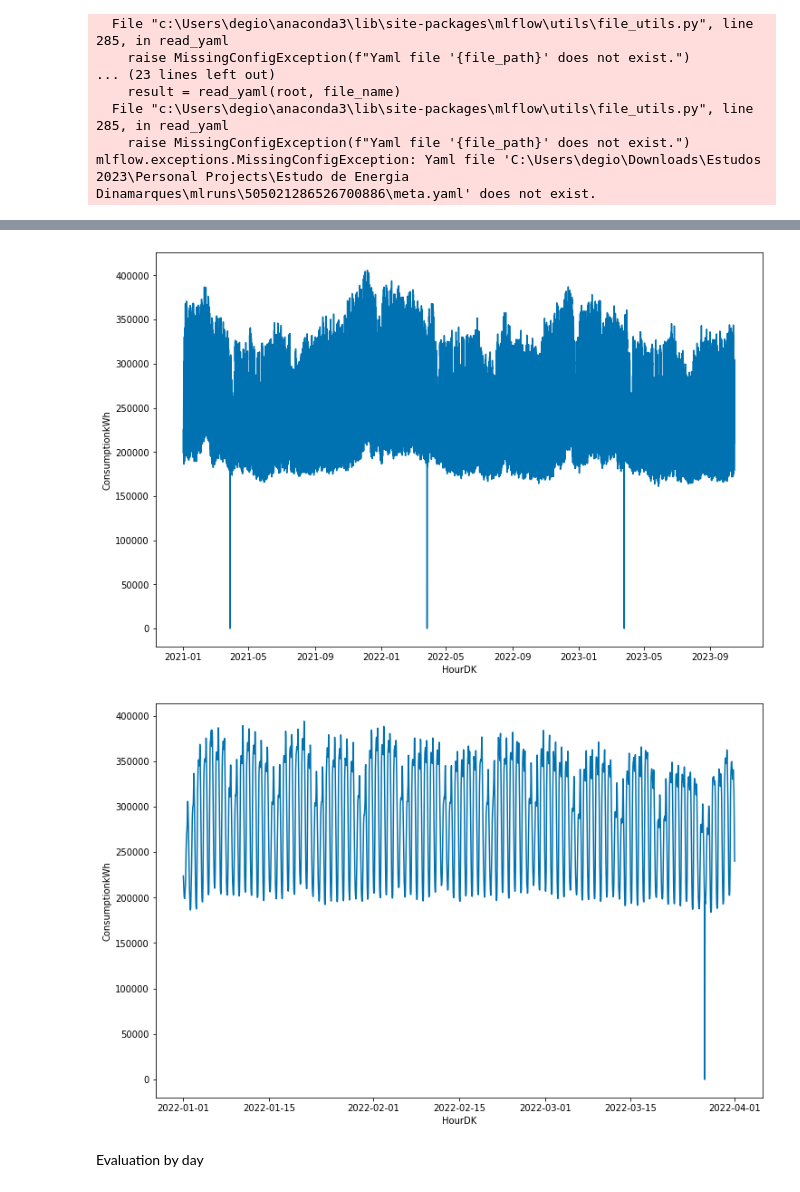
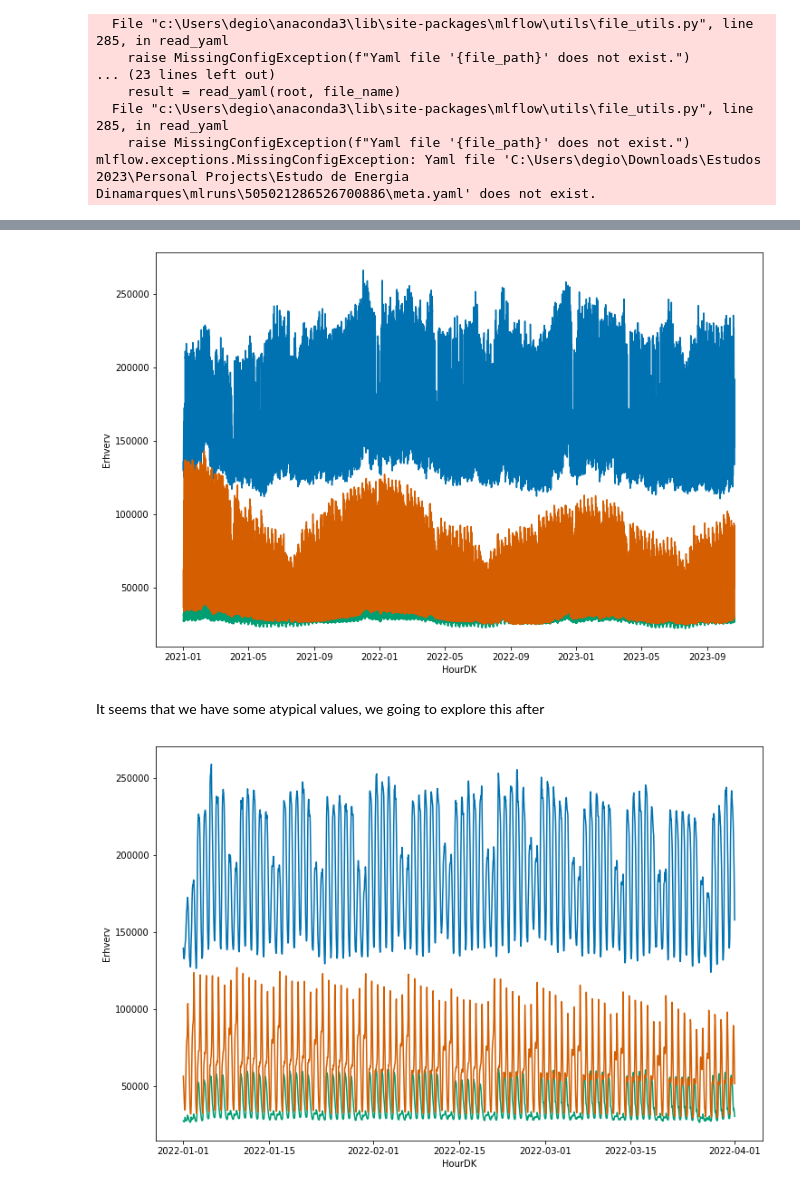
Before and after one commit to GiovaneCarvalho/Forecast_Consumo_Energia_Dinamarques, a Jupyter notebook: API.ipynb, the cells around one changed output, grey strips where cells are left out. Saved outputs shown, nothing was run; the diff lists cells and outputs as text; code cells hidden in the pictures.

```diff
--- a/API.ipynb
+++ b/API.ipynb
@@ -76,2 +162,6 @@ Evaluation by hour
 # %%
-df_hour = df.set_index('HourDK').resample('H').agg({'ConsumptionkWh': 'sum'})
+# df_hour = df.set_index('HourDK').resample('H').agg({'ConsumptionkWh': 'sum'})
+# %%
+df_hour = df.set_index('HourDK').drop(['HourUTC', 'MunicipalityNo'], axis =1 )
+df_hour = pd.pivot_table(data= df_hour,values = 'ConsumptionkWh', index = df_hour.index, columns = 'Branche')
+df_hour
@@ -78,8 +183,10 @@ df_hour = df.set_index('HourDK').resample('H').agg({'ConsumptionkWh': 'sum'})
 # %%
-fig = plt.figure(figsize = (12,8))
-ax = sns.lineplot(data = df_hour, x = df_hour.index, y = df_hour['ConsumptionkWh'])
+fig, ax = plt.subplots(figsize = (12,8))
+sns.lineplot(data = df_hour, x = df_hour.index, y = df_hour['Erhverv'], ax = ax)
+sns.lineplot(data = df_hour, x = df_hour.index, y = df_hour['Offentligt'], ax = ax)
+sns.lineplot(data = df_hour, x = df_hour.index, y = df_hour['Privat'], ax = ax)
 plt.show();
 
 mlflow.log_figure(fig, 'Figure_hour_complete.png')
 # %% [output]
-[figure, old version]
+[figure, new version]
@@ -86,14 +195,16 @@ mlflow.log_figure(fig, 'Figure_hour_complete.png')
+# %% [markdown]
+It seems that we have some atypical values, we going to explore this after
 # %%
-## Producing a sample
+## Looking into a sample
 
 df_hour_sample = df_hour['01-2022':'03-2022']
 
-fig = plt.figure(figsize = (12,8))
-ax = sns.lineplot(data = df_hour_sample, x = df_hour_sample.index, y = df_hour_sample['ConsumptionkWh'])
+fig, ax = plt.subplots(figsize = (12,8))
+sns.lineplot(data = df_hour_sample, x = df_hour_sample.index, y = 'Erhverv', ax = ax)
+sns.lineplot(data = df_hour_sample, x = df_hour_sample.index, y = 'Offentligt', ax = ax)
+sns.lineplot(data = df_hour_sample, x = df_hour_sample.index, y = 'Privat', ax = ax)
 plt.show();
 
 mlflow.log_figure(fig, 'Figure_hour_sample.png')
 # %% [output]
-[figure, old version]
+[figure, new version]
-# %% [markdown]
-Evaluation by day
```
Also changed, not shown: parts of 84 cells of this notebook.
